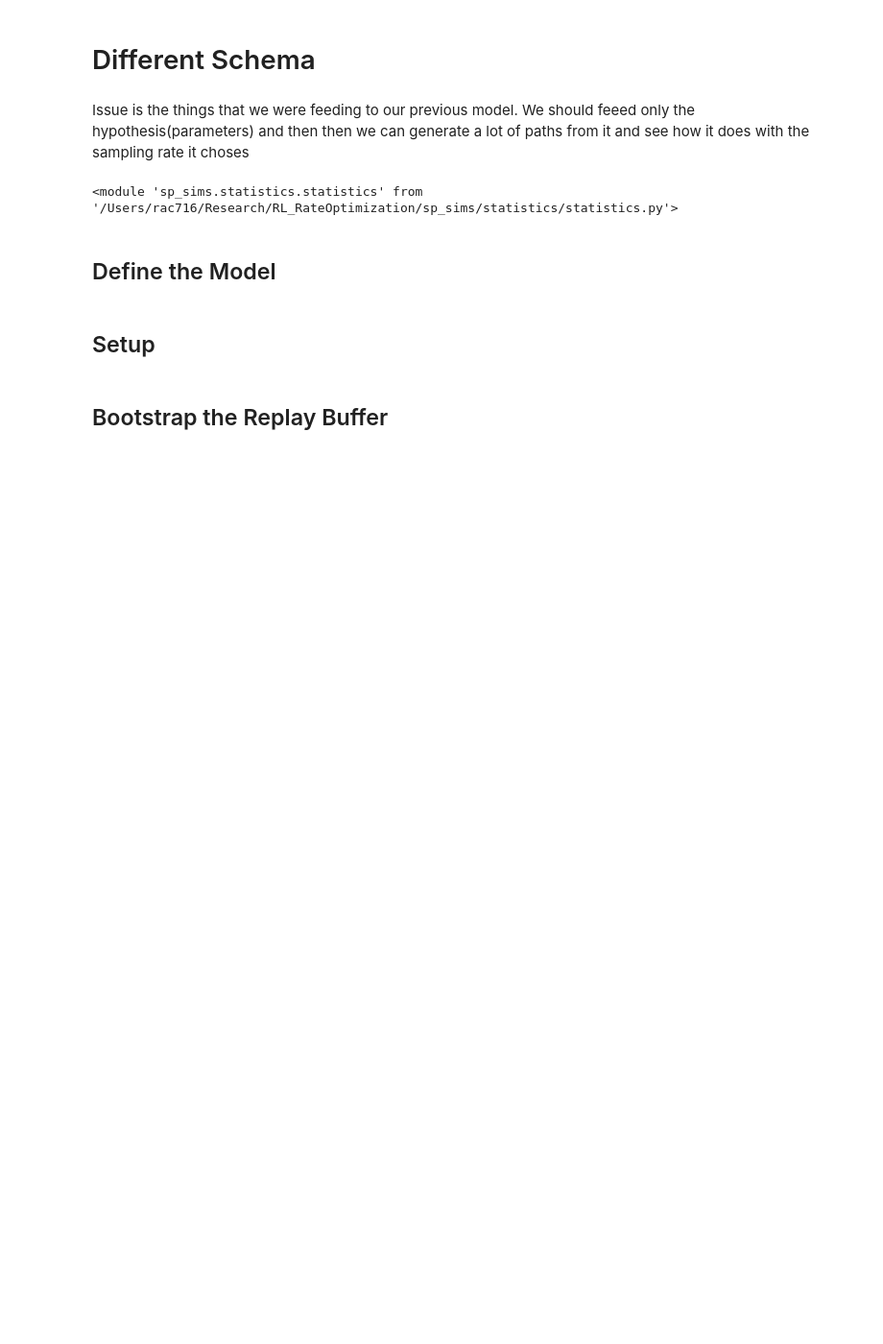
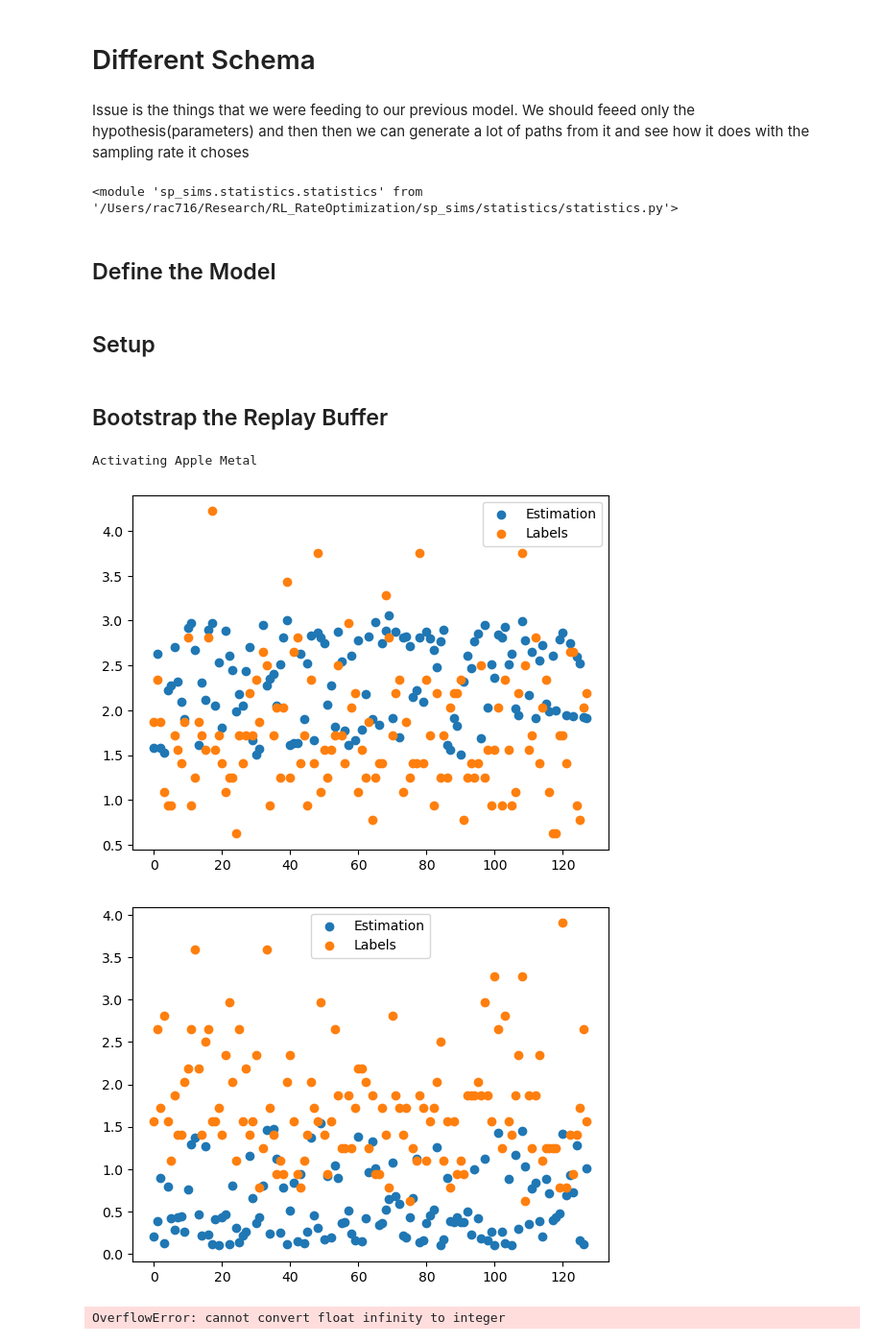
Before and after one commit to ottersome/RL_SamplingRate, a Jupyter notebook: ground_truth.ipynb, the cells around one changed output. Shown at 96% size. Drawn from its saved outputs; the diff is of its cells as text; code cells hidden in the pictures; blank space fills up the shorter version.

Commit message:
Converging to a good Policy. Preparing for cleanup

```diff
--- a/ground_truth.ipynb
+++ b/ground_truth.ipynb
@@ -810,7 +786,7 @@ def populate_replay_buffer(rbuffer,num_to_add):
 
     ## Action Selection
     # Beta Policy: Just Randomly Pick Sampling Rates from some interval(prolly uniformly)
-    smp_rates = np.random.uniform(0,4, num_to_add)
+    smp_rates = np.random.uniform(0,32, num_to_add)
 
     # Action Performance(Sampling At Rate)
     samples = [ quick_sample(rate,sts[i],hts[i],2) for i,rate in enumerate(smp_rates)]
@@ -1017,8 +992,8 @@ class Args2:
   init_state = 0
   num_samples =5
   batch_size =128
-  poptimizer_lr = 1e-3
-  coptimizer_lr = 1e-3
+  poptimizer_lr = 1e-2
+  coptimizer_lr = 1e-2
   clipping_limit = 64 # Sampling rate no Bigger than this.
   detection_guesses =10000
   num_epochs = 1000
@@ -1097,20 +1117,38 @@ def populate_replay_buffer(rbuffer,num_of_examples, guesses_per_rate = 64):
 # %%
 # Start Working on the Model
-from tqdm import tqdm
+#from tqdm.notebook import tqdm
 import matplotlib.pyplot as plt
+from IPython.display import clear_output
+from tqdm.auto import tqdm
+
+if torch.backends.mps.is_available():
+    print("Activating Apple Metal")
+    device = torch.device("mps")
+else:
+    device = torch.device("cpu")
+
+class PolicyLoss(nn.Module):
+    def __init__(self):
+        super(PolicyLoss, self).__init__()
+
+    def forward(self, estimation):
+        return torch.mean(estimation)
+
 # TODO remove hard code
-policy = RNNContinuousPolicy(2*2,hidden_size=16)
-critic = Critic(2*2, 1, 16)
+policy = RNNContinuousPolicy(2*2,hidden_size=16).to(device)
+critic = Critic(2*2, 1, 16).to(device)
 poptimizer = optim.Adam(policy.parameters(), lr = args2.poptimizer_lr)
 coptimizer = optim.Adam(critic.parameters(), lr = args2.coptimizer_lr)
 
 rbuffer = ReplayBuffer(256,args2.batch_size, args2.length,args2.state_limit+1)
 populate_replay_buffer(rbuffer,args2.batch_size)
 # We have Enough Data to Start Sampling and Exploring With
-epochs = tqdm(range(args2.num_epochs))
+epochs = tqdm(range(args2.num_epochs),leave=True)
 qvalue_loss = []
 policyExpectedReward = []
 val_srate = []
+qlosses,plosses = [],[]
+q_losscrit = nn.MSELoss()
 for e in epochs:
     poptimizer.zero_grad()
     coptimizer.zero_grad()
@@ -1120,6 +1158,9 @@ for e in epochs:
     # This loop will generate paths with the existing policy
     # Sample Transitions used for learnign
     states, actions, rewards = rbuffer.sample()
+    states = states.to(device)
+    actions = actions.to(device)
+    rewards = rewards.to(device)
 
     # Get Rates
     y = rewards
@@ -1128,50 +1169,59 @@ for e in epochs:
     # Update Networks
     ########################################
     # Calculate the Losses
-    loss_Q = (1/args2.batch_size)*torch.sum(torch.pow(critic(states, actions) - y,2))
+    #loss_Q = (1/args2.batch_size)*torch.sum(torch.pow(critic(states, actions) - y,2))
+    loss_Q = q_losscrit(critic(states,actions), y)
     loss_P = (1/args2.batch_size)*torch.sum(critic(states, policy(states)))
 
     # Learn
     loss_Q.backward()
     loss_P.backward()
     poptimizer.step()
     coptimizer.step()
 
+    qlosses.append(loss_Q.item())
+    plosses.append(loss_P.item())
+
     # In this one particular case we have a single point that is global max so it would be
     # best to use optimized policy to do some exploration
     qvalue_loss.append(loss_Q.item())
     policyExpectedReward.append(loss_P.item())
 
     # Validate with a known global min:
-    validation_input = torch.tensor([[4/10,12/10,100/10,122/10]])
+    validation_input = torch.tensor([[4/10,12/10,100/10,122/10]]).to(device)
     policy.eval()
     with torch.no_grad():
         val_srate.append(float(policy(validation_input).squeeze(-1).item()))
     policy.train()
 
+    # Lets check performance
+    if e % 10 == 0:
+        plt.clf()
+        plt.scatter(range(128), critic(states,actions).cpu().detach(), label='Estimation')
+        plt.scatter(range(128), y.cpu(), label='Labels')
+        plt.legend()
+        plt.show()
+
     # Lets look at the weights acrooss the network
     epoch_description = ""
 
     for name, param in critic.named_parameters():
-        epoch_description += "Parameter {} norm is {}\n".format(name, torch.norm(param)**2)
+        epoch_description += "Parameter {} norm is {:.3f}\n".format(name, torch.norm(param)**2)
 
-    epoch_description += 'Val Samp Rate {}, Loss_Q {} and loss_P {}'.format(val_srate[-1], loss_Q.item(), loss_P.item())
+    epoch_description += 'Val Samp Rate {}, Loss_Q {} and loss_P {}'.format(val_srate[-1], np.mean(qlosses), np.mean(plosses))
 
     epochs.set_description(epoch_description)
 
     ## Prep for Next Iteration
     # Keep On Adding More Stuff to buffer to learn from
+    #add_actions_to_buffer(rbuffer, states.cpu(), actions.cpu())
+
+    # Don't over populate the buffer
+    #if np.random.randint(1,2,1) == 0:
+        #populate_replay_buffer(rbuffer, args2.batch_size)
     populate_replay_buffer(rbuffer, args2.batch_size)
-critic.eval()
-fig, axs = plt.subplots(1,2)
-axs[0,0].plot(range(len(qvalue_loss)),qvalue_loss,label="Value Estimation Loss")
-plt.legend()
-axs[0,1].axhline(y=1/3.75, label="Optimal Rate", color="Red")
-axs[0,1].plot(range(len(policyExpectedReward)),policyExpectedReward,label="Policy Expected Error")
-axs[0,1].plot(range(len(val_srate)),val_srate,label="Validation Rate")
-
-critic_x = torch.tensor([4/10,12/10,100/10,122/10]).repeat(len(samp_rates))
-critic_y = torch.tensor([4/10,12/10,100/10,122/10]).repeat(len(samp_rates))
-axs[1,0].plot(range(samp_rates), critic(critic_y,torch.tensor(samp_rates).view(-1,1)))
-plt.legend()
-plt.show()
+# %% [output]
+Activating Apple Metal
+[figure, added]
+[figure, added]
+OverflowError: cannot convert float infinity to integer
```
Also changed, not shown: parts of 17 cells of this notebook, 1 other file.
